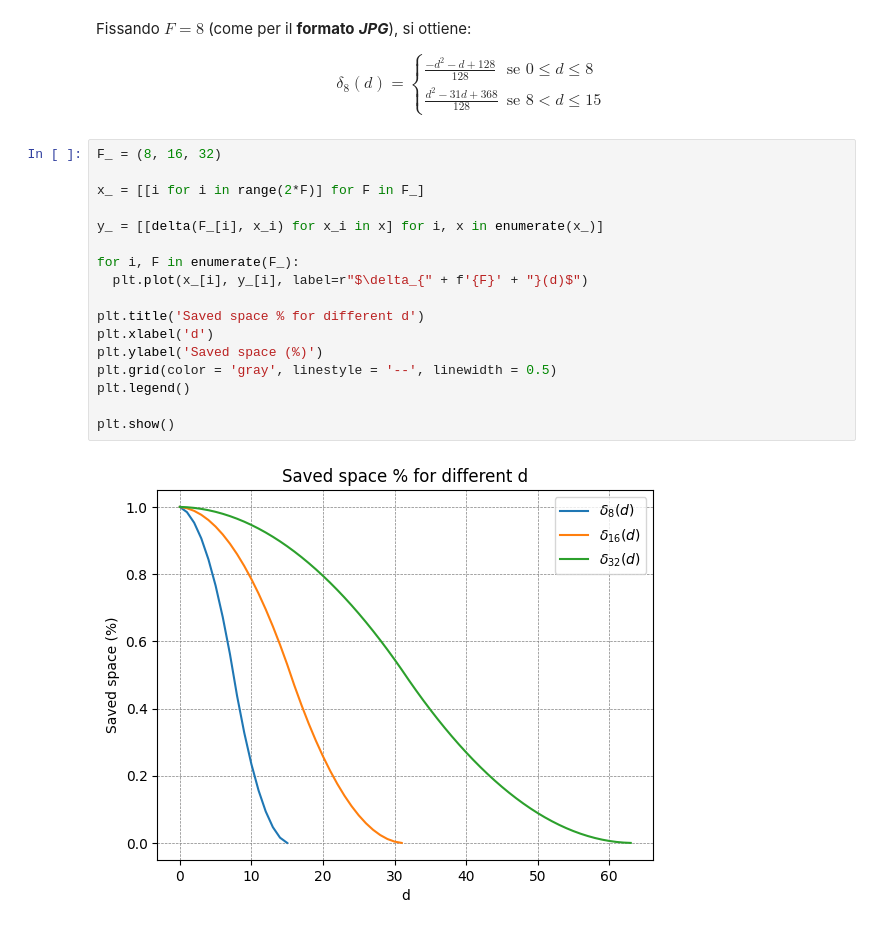
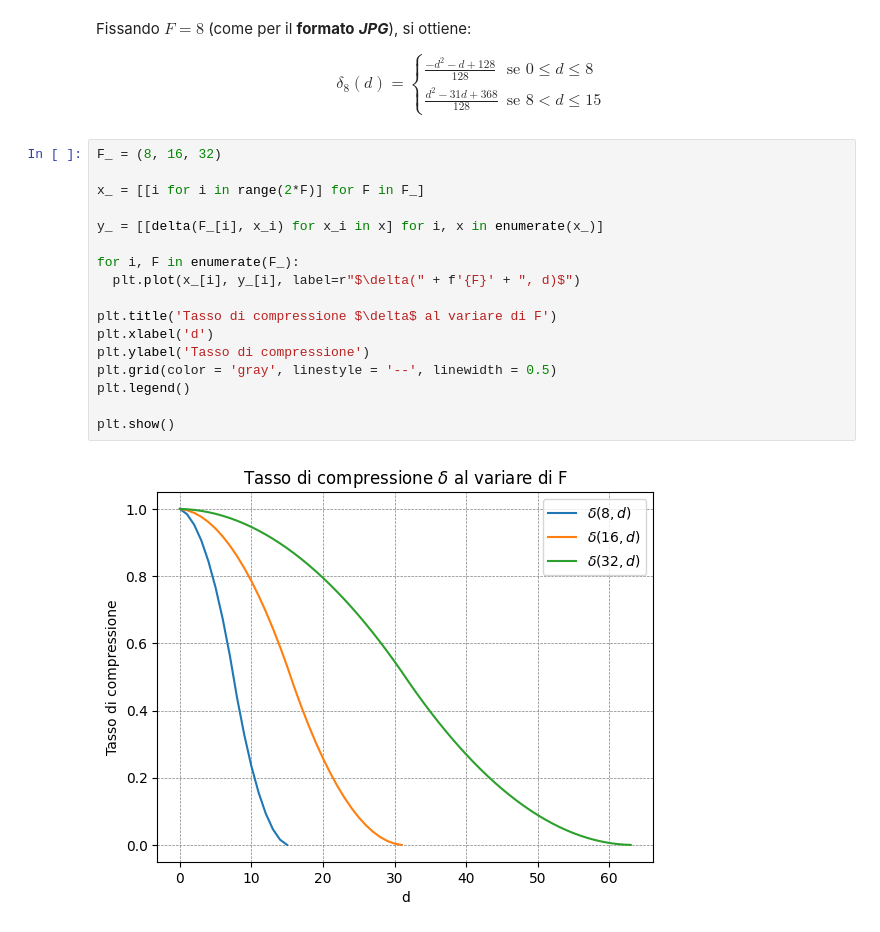
Before and after one commit to iFoxz17/Jpug, a Jupyter notebook: doc/compression.ipynb, the cells around one changed output. Drawn from its saved outputs; the diff is of its cells as text.

```diff
--- a/doc/compression.ipynb
+++ b/doc/compression.ipynb
@@ -111,19 +111,19 @@ Fissando $F = 8$ (come per il **formato** ***JPG***), si ottiene:
 # %%
 F_ = (8, 16, 32)
 
 x_ = [[i for i in range(2*F)] for F in F_]
 
 y_ = [[delta(F_[i], x_i) for x_i in x] for i, x in enumerate(x_)]
 
 for i, F in enumerate(F_):
-  plt.plot(x_[i], y_[i], label=r"$\delta_{" + f'{F}' + "}(d)$")
+  plt.plot(x_[i], y_[i], label=r"$\delta(" + f'{F}' + ", d)$")
 
-plt.title('Saved space % for different d')
+plt.title('Tasso di compressione $\delta$ al variare di F')
 plt.xlabel('d')
-plt.ylabel('Saved space (%)')
+plt.ylabel('Tasso di compressione')
 plt.grid(color = 'gray', linestyle = '--', linewidth = 0.5)
 plt.legend()
 
 plt.show()
 # %% [output]
-[figure, old version]
+[figure, new version]
```
Also changed, not shown: parts of 1 cell of this notebook, 9 other files.
